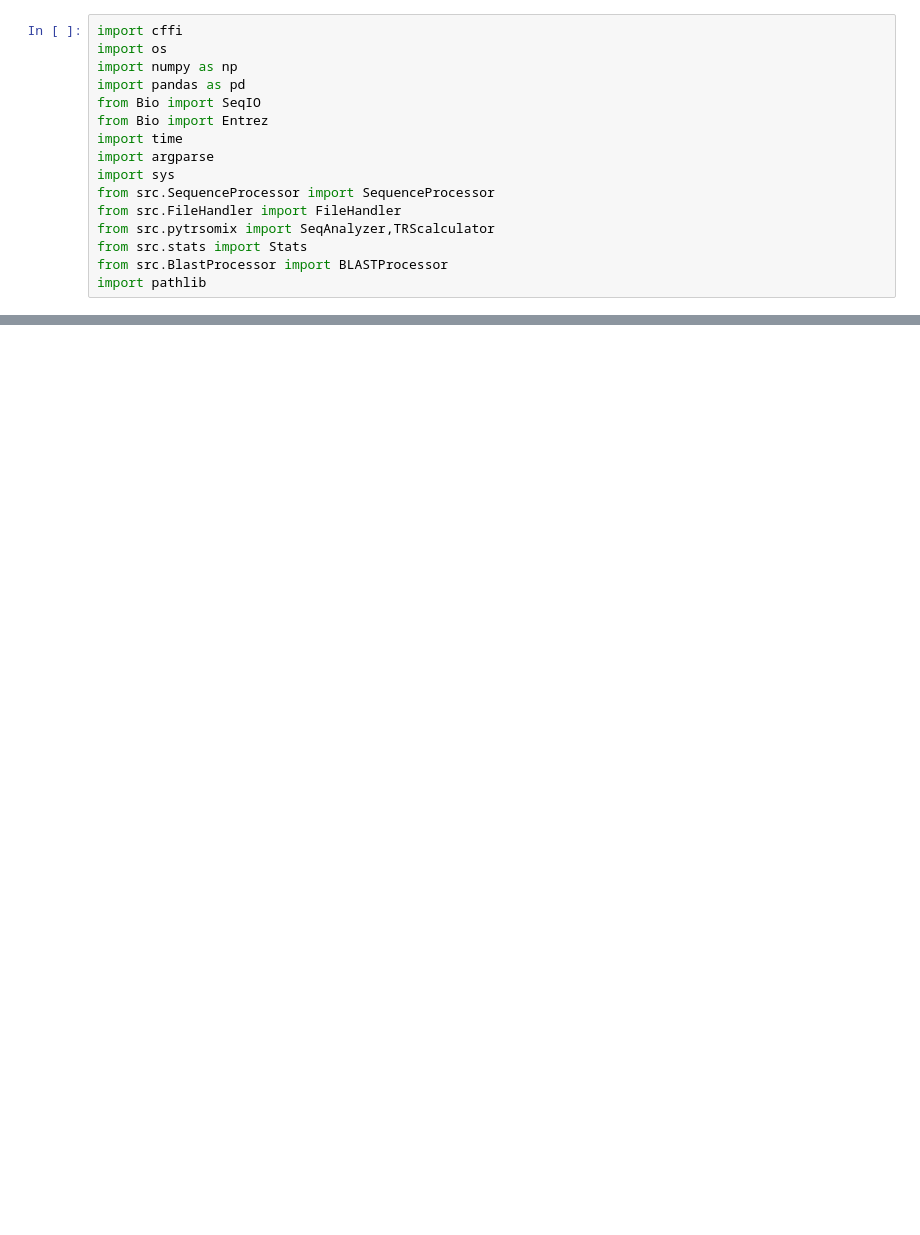
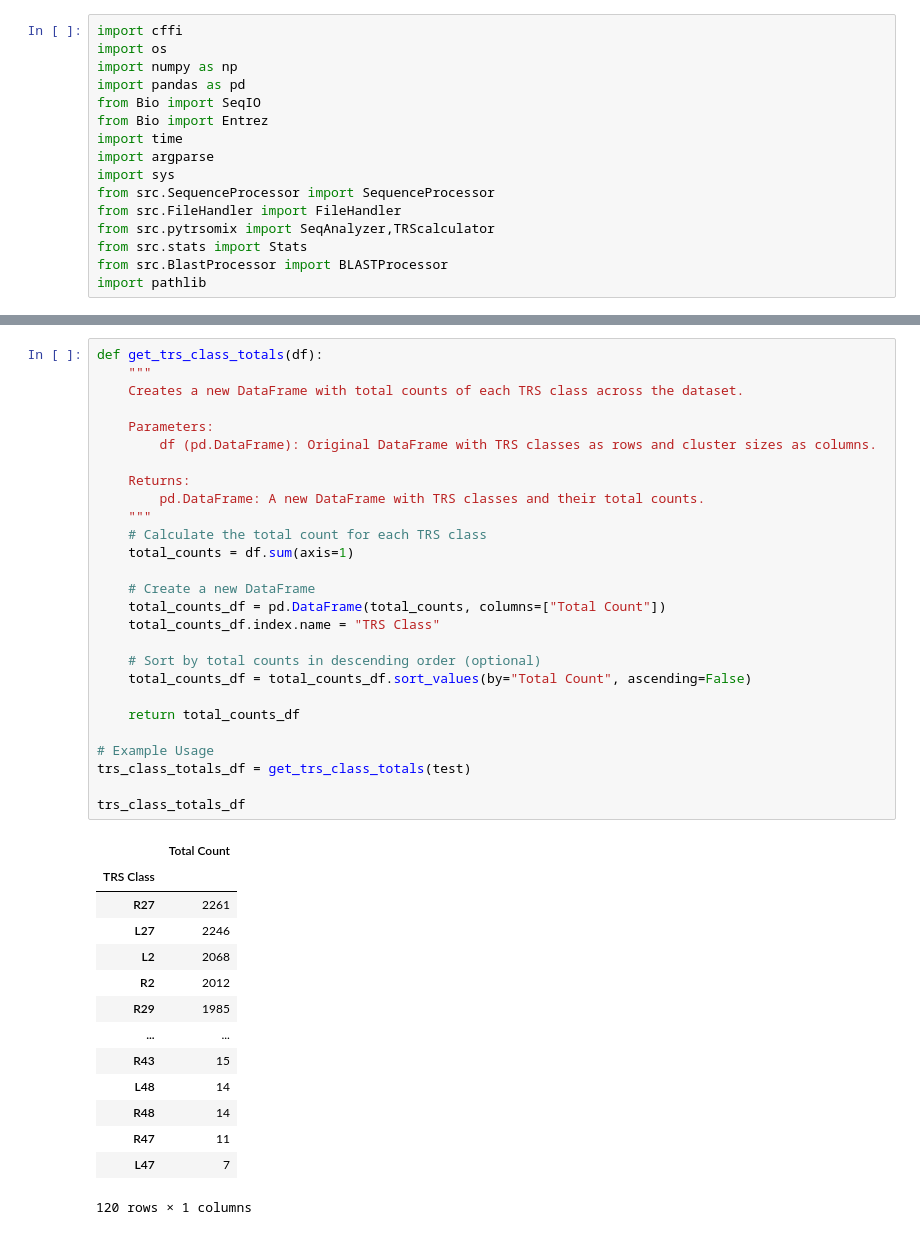
Before and after one commit to HubSalamaga/TRSFlankFinder, a Jupyter notebook: python/TRS_part.ipynb, the cells around one changed output, grey strips where cells are left out. Saved outputs shown, nothing was run; the diff lists cells and outputs as text; blank space fills up the shorter version.

```diff
--- a/python/TRS_part.ipynb
+++ b/python/TRS_part.ipynb
@@ -170,0 +288,42 @@ Following fasta files were found in /home/hubert/TRS-omix_new/python/viruses_res
+# %%
+def get_trs_class_totals(df):
+    """
+    Creates a new DataFrame with total counts of each TRS class across the dataset.
+
+    Parameters:
+        df (pd.DataFrame): Original DataFrame with TRS classes as rows and cluster sizes as columns.
+
+    Returns:
+        pd.DataFrame: A new DataFrame with TRS classes and their total counts.
+    """
+    # Calculate the total count for each TRS class
+    total_counts = df.sum(axis=1)
+
+    # Create a new DataFrame
+    total_counts_df = pd.DataFrame(total_counts, columns=["Total Count"])
+    total_counts_df.index.name = "TRS Class"
+
+    # Sort by total counts in descending order (optional)
+    total_counts_df = total_counts_df.sort_values(by="Total Count", ascending=False)
+
+    return total_counts_df
+
+# Example Usage
+trs_class_totals_df = get_trs_class_totals(test)
+
+trs_class_totals_df
+# %% [output]
+|  | Total Count |
+| TRS Class |  |
+| R27 | 2261 |
+| L27 | 2246 |
+| L2 | 2068 |
+| R2 | 2012 |
+| R29 | 1985 |
+| ... | ... |
+| R43 | 15 |
+| L48 | 14 |
+| R48 | 14 |
+| R47 | 11 |
+| L47 | 7 |
+120 rows × 1 columns
```
Also changed, not shown: parts of 16 cells of this notebook, 3 other files.
